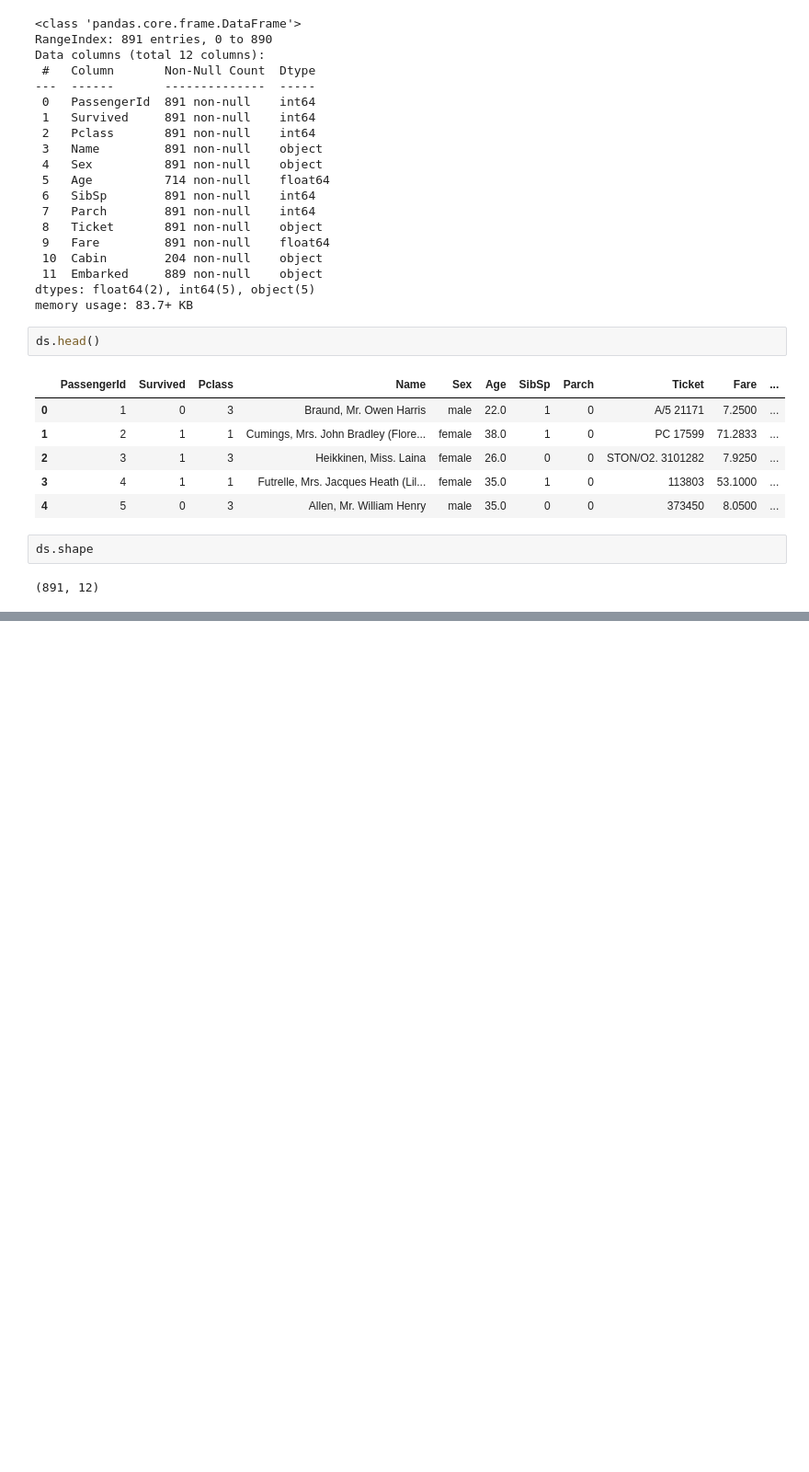
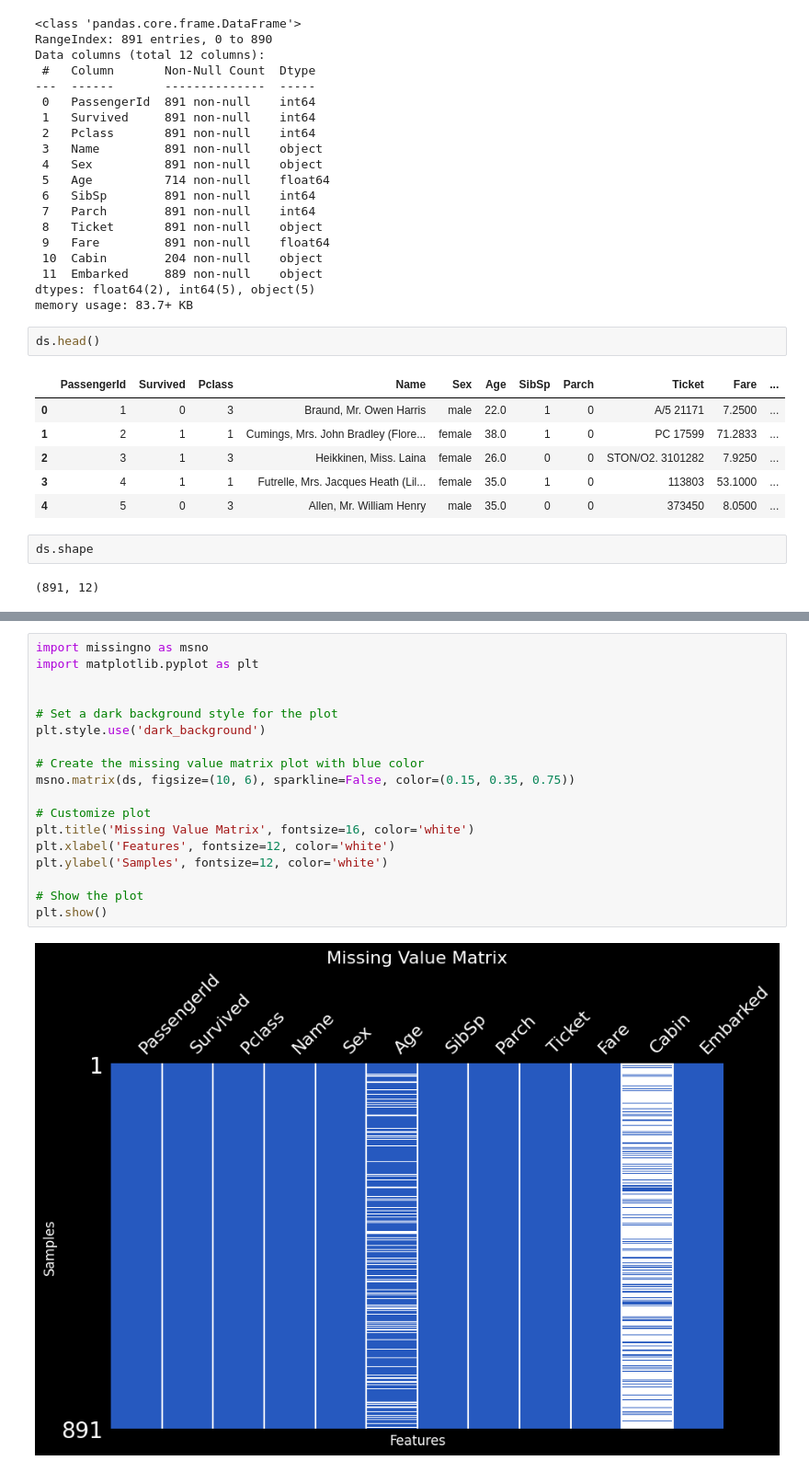
Before and after one commit to anirudhawagh/AWA, a Jupyter notebook: TechnohackTask1_byAniruddhawagh.ipynb, the cells around one changed output, grey strips where cells are left out. Shown at 92% size. Cells and saved outputs as stored; diff of their text form; blank space fills up the shorter version.

```diff
--- a/TechnohackTask1_byAniruddhawagh.ipynb
+++ b/TechnohackTask1_byAniruddhawagh.ipynb
@@ -85,0 +124,20 @@ ds.shape
+# %%
+import missingno as msno
+import matplotlib.pyplot as plt
+
+
+# Set a dark background style for the plot
+plt.style.use('dark_background')
+
+# Create the missing value matrix plot with blue color
+msno.matrix(ds, figsize=(10, 6), sparkline=False, color=(0.15, 0.35, 0.75))
+
+# Customize plot
+plt.title('Missing Value Matrix', fontsize=16, color='white')
+plt.xlabel('Features', fontsize=12, color='white')
+plt.ylabel('Samples', fontsize=12, color='white')
+
+# Show the plot
+plt.show()
+# %% [output]
+[figure, added]
```
Also changed, not shown: parts of 13 cells of this notebook.
